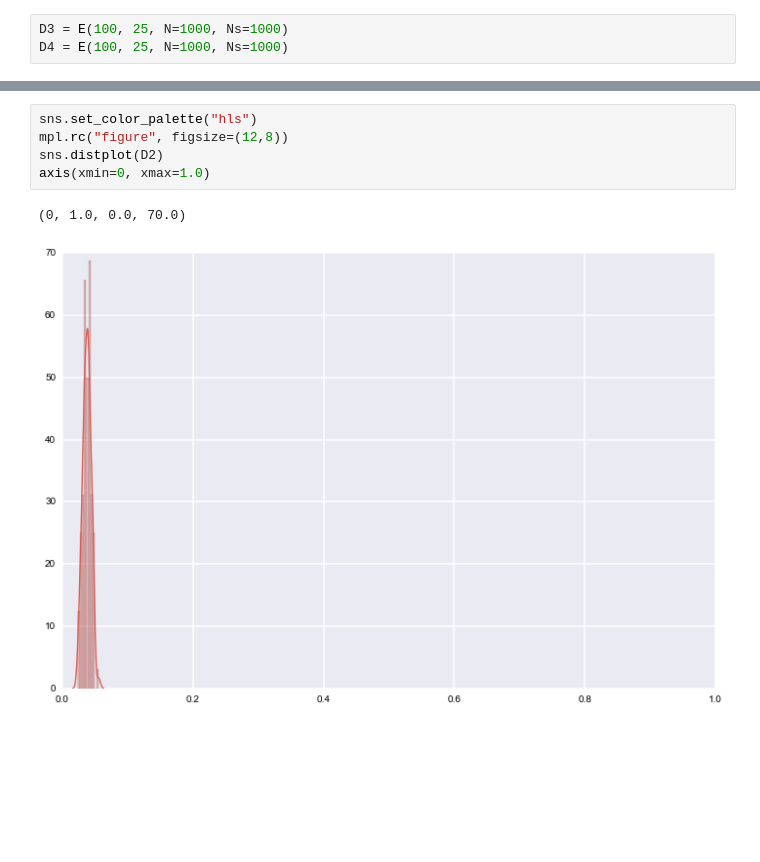
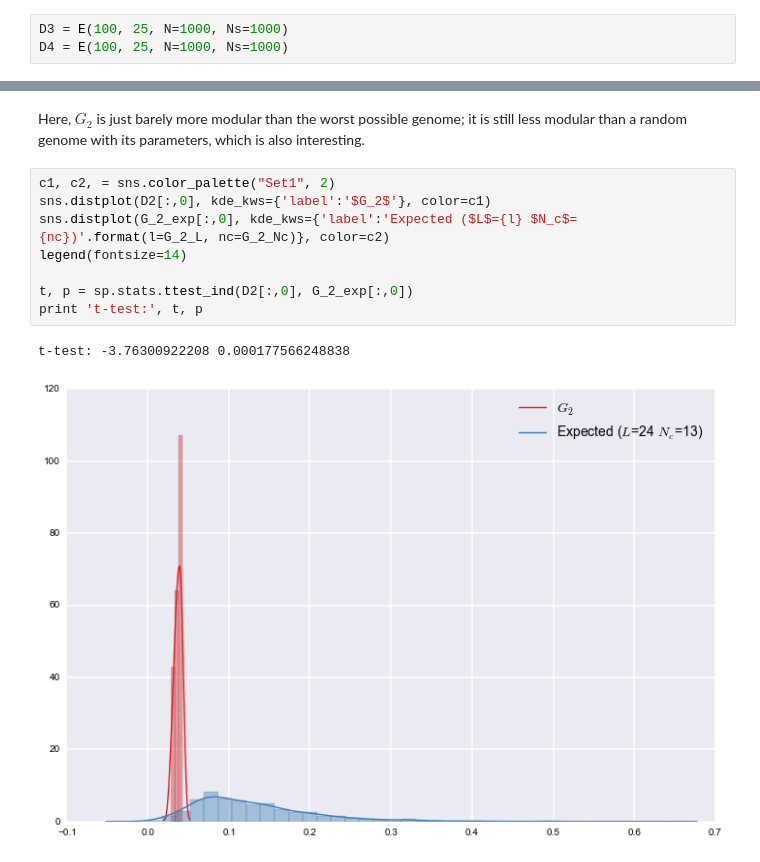
Before and after one commit to camillescott/pyavida, a Jupyter notebook: notebooks/Avida Sampling Modularity.ipynb, the cells around one changed output, grey strips where cells are left out. Cells and saved outputs as stored; diff of their text form; blank space fills up the shorter version.

```diff
--- a/notebooks/Avida Sampling Modularity.ipynb
+++ b/notebooks/Avida Sampling Modularity.ipynb
@@ -153,8 +210,13 @@ axis(xmin=.25, xmax=.75)
-# %%
-sns.set_color_palette("hls")
-mpl.rc("figure", figsize=(12,8))
-sns.distplot(D2)
-axis(xmin=0, xmax=1.0)
-# %% [output]
-(0, 1.0, 0.0, 70.0)
-[figure, removed]
+# %% [markdown]
+Here, $G_2$ is just barely more modular than the worst possible genome; it is still less modular than a random genome with its parameters, which is also interesting.
+# %%
+c1, c2, = sns.color_palette("Set1", 2)
+sns.distplot(D2[:,0], kde_kws={'label':'$G_2$'}, color=c1)
+sns.distplot(G_2_exp[:,0], kde_kws={'label':'Expected ($L$={l} $N_c$={nc})'.format(l=G_2_L, nc=G_2_Nc)}, color=c2)
+legend(fontsize=14)
+
+t, p = sp.stats.ttest_ind(D2[:,0], G_2_exp[:,0])
+print 't-test:', t, p
+# %% [output]
+t-test: -3.76300922208 0.000177566248838
+[figure, added]
```
Also changed, not shown: parts of 18 cells of this notebook, 1 other file.
